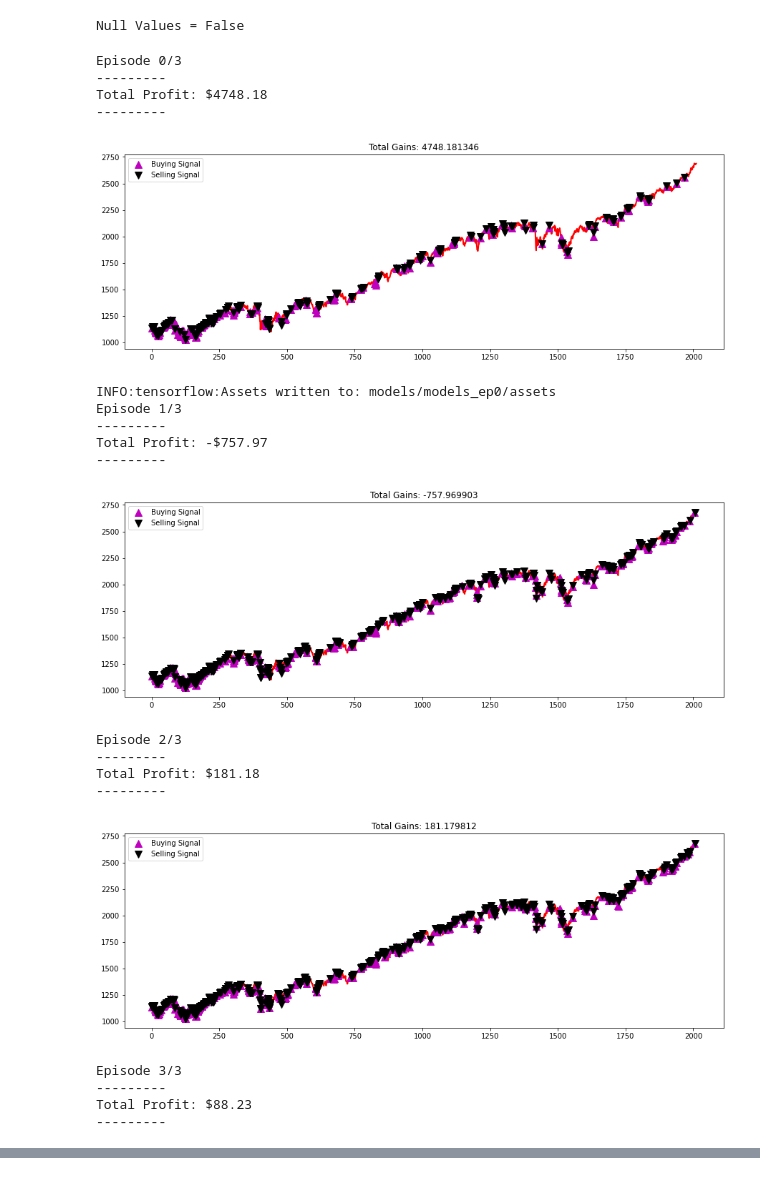
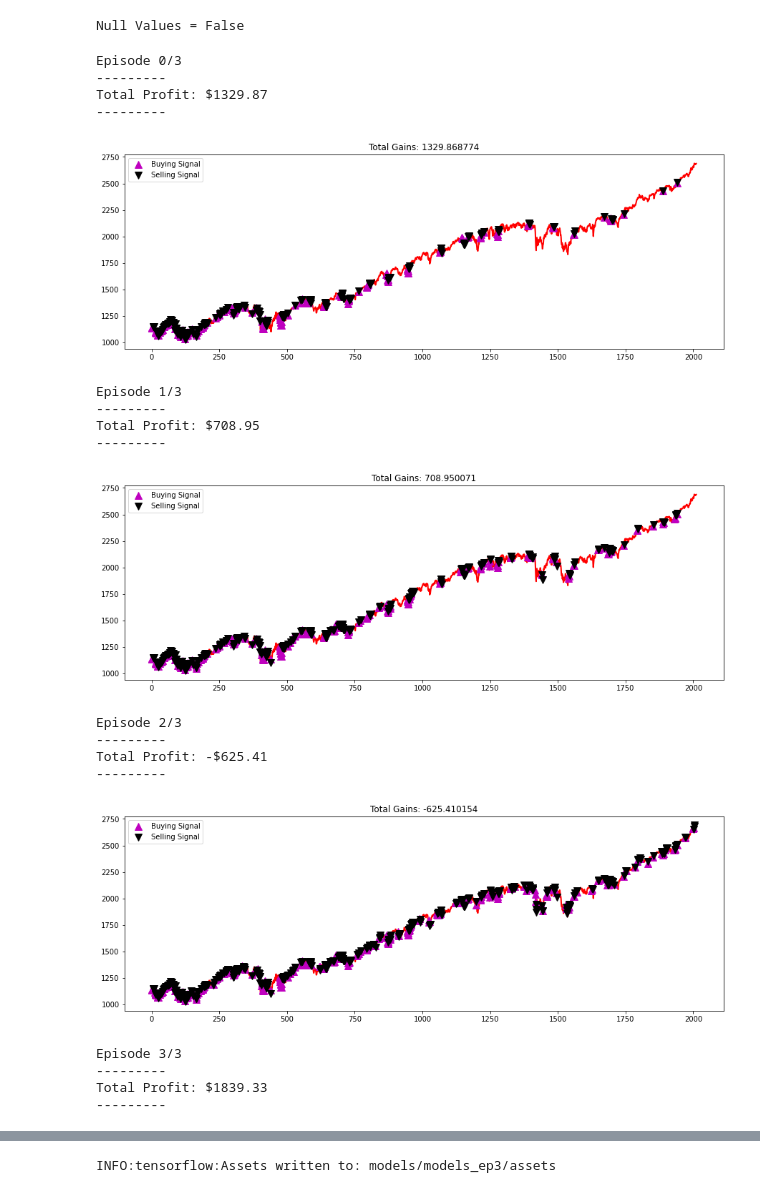
Before and after one commit to ruxiao/Project-7-RL, a Jupyter notebook: Case1.ipynb, the cells around one changed output, grey strips where cells are left out. Cells and saved outputs as stored; diff of their text form; code cells hidden in the pictures.

```diff
--- a/Case1.ipynb
+++ b/Case1.ipynb
@@ -169,48 +169,47 @@ for e in range(episode_count + 1):
 
             reward = max(data[t] - bought_price, 0)
             total_profit += data[t] - bought_price
             states_sell.append(t)
 
 
         done = True if t == l - 1 else False
         # get next state
         next_state = getState(data, t + 1, window_size + 1)
         # add to memory
         agent.memory.append((state, action, reward, next_state, done))
         state = next_state
 
         if done:
             print('---------')
             print('Total Profit: ' + formatPrice(total_profit))
             print('---------')
 
             plot_behavior(
                 data,states_buy,states_sell,total_profit
             )
         # 6: Run replay buffer function
         if len(agent.memory) > batch_size:
             agent.expReplay(batch_size)
 
-    if e % 10 == 0:
+    if e % 3 == 0 and e != 0:
         agent.model.save('models/models_ep' + str(e))
 # %% [output]
 Episode 0/3
 ---------
-Total Profit: $4748.18
+Total Profit: $1329.87
 ---------
-[figure, old version]
+[figure, new version]
-INFO:tensorflow:Assets written to: models/models_ep0/assets
 Episode 1/3
 ---------
-Total Profit: -$757.97
+Total Profit: $708.95
 ---------
-[figure, old version]
+[figure, new version]
 Episode 2/3
 ---------
-Total Profit: $181.18
+Total Profit: -$625.41
 ---------
-[figure, old version]
+[figure, new version]
 Episode 3/3
 ---------
-Total Profit: $88.23
+Total Profit: $1839.33
 ---------
@@ -218,2 +217,3 @@ Total Profit: $88.23
+INFO:tensorflow:Assets written to: models/models_ep3/assets
 # %%
 print(agent.model.summary())
```
Also changed, not shown: parts of 3 cells of this notebook.
